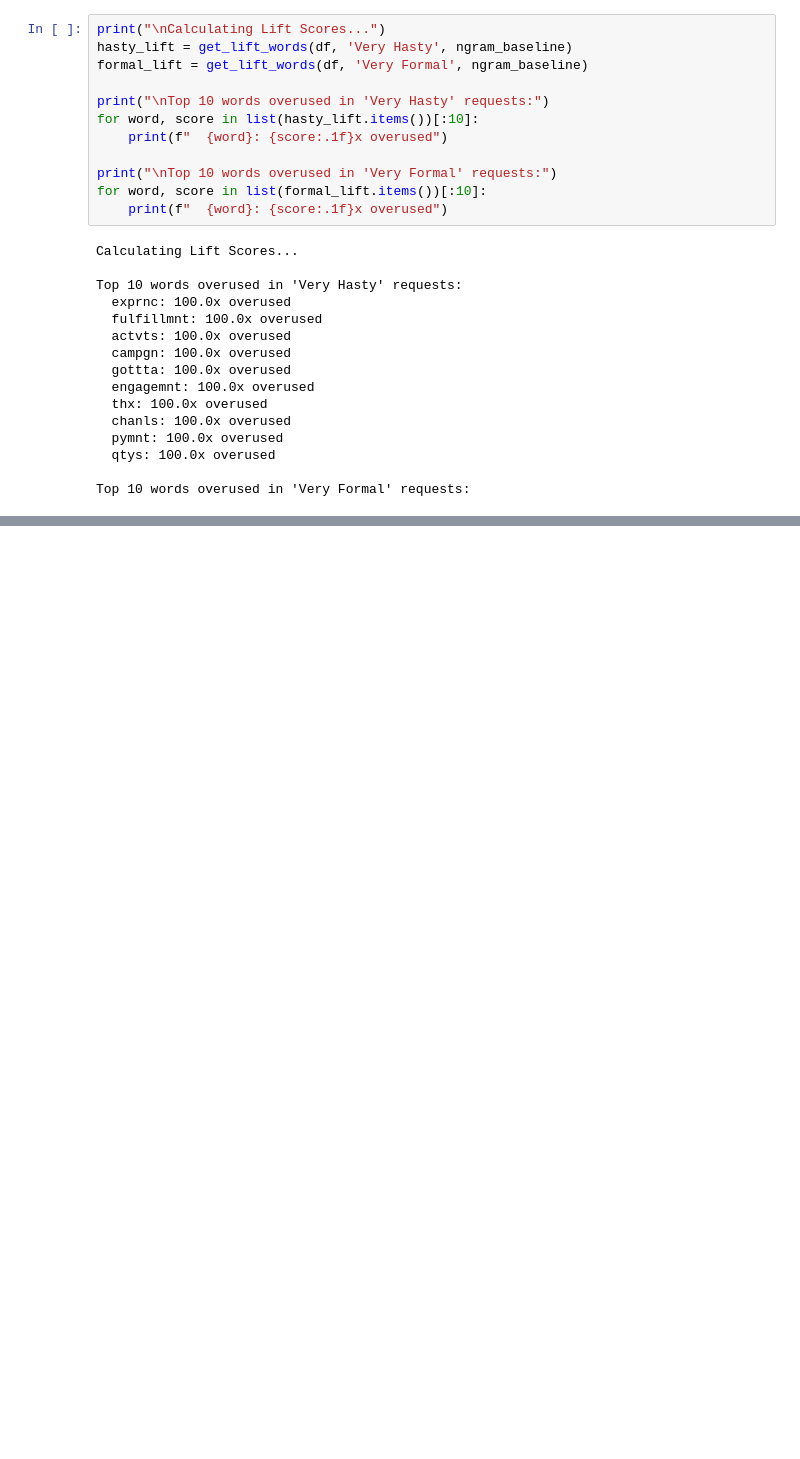
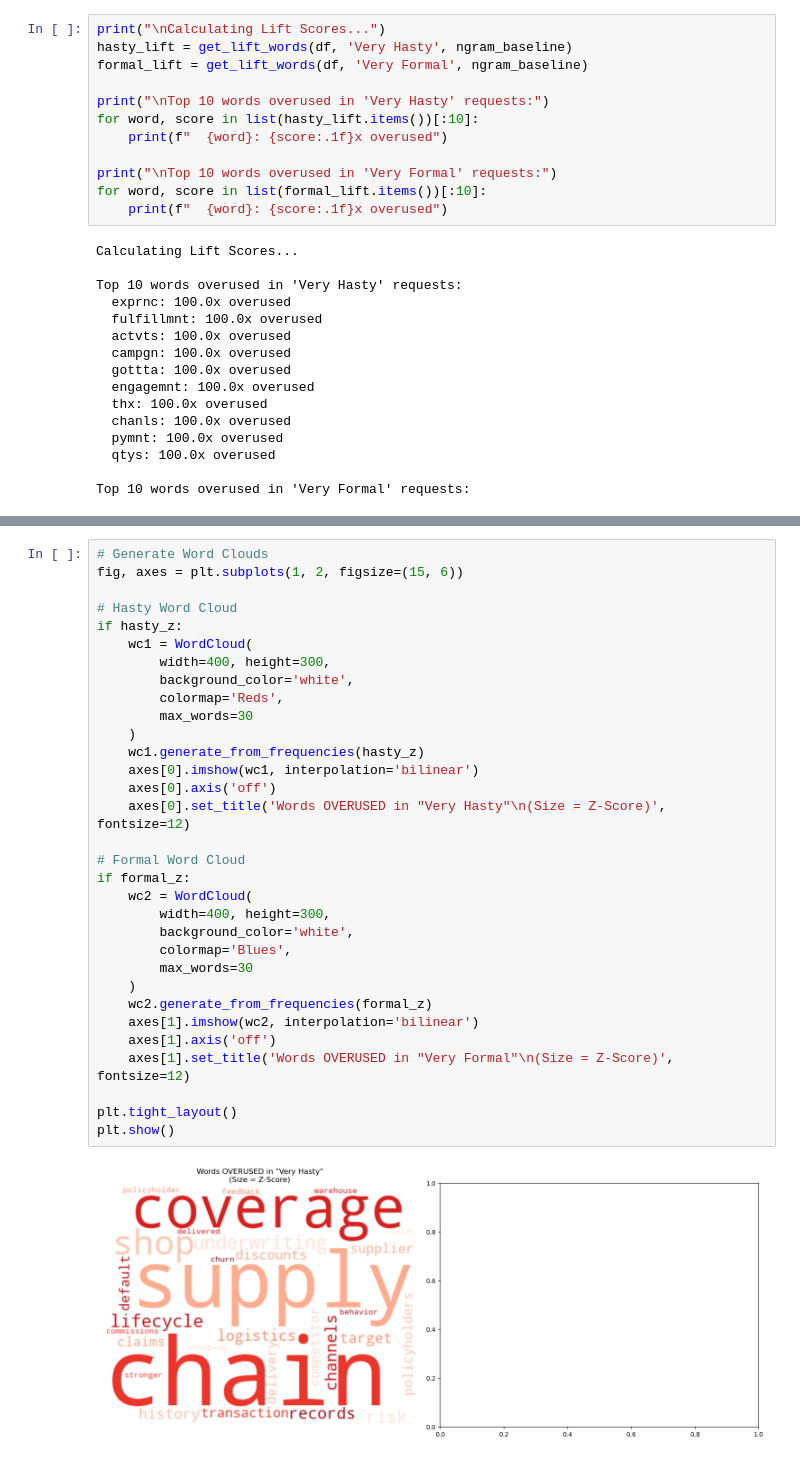
Before and after one commit to arwaguudle/AI-Data-Governance-Project, a Jupyter notebook: Automating-Data-Governance-main/variations_results/wordcloud.ipynb, the cells around one changed output, grey strips where cells are left out. Saved outputs shown, nothing was run; the diff lists cells and outputs as text; blank space fills up the shorter version.

```diff
--- a/Automating-Data-Governance-main/variations_results/wordcloud.ipynb
+++ b/Automating-Data-Governance-main/variations_results/wordcloud.ipynb
@@ -197,0 +261,34 @@ plt.show()
+# %%
+# Generate Word Clouds
+fig, axes = plt.subplots(1, 2, figsize=(15, 6))
+
+# Hasty Word Cloud
+if hasty_z:
+    wc1 = WordCloud(
+        width=400, height=300,
+        background_color='white',
+        colormap='Reds',
+        max_words=30
+    )
+    wc1.generate_from_frequencies(hasty_z)
+    axes[0].imshow(wc1, interpolation='bilinear')
+    axes[0].axis('off')
+    axes[0].set_title('Words OVERUSED in "Very Hasty"\n(Size = Z-Score)', fontsize=12)
+
+# Formal Word Cloud
+if formal_z:
+    wc2 = WordCloud(
+        width=400, height=300,
+        background_color='white',
+        colormap='Blues',
+        max_words=30
+    )
+    wc2.generate_from_frequencies(formal_z)
+    axes[1].imshow(wc2, interpolation='bilinear')
+    axes[1].axis('off')
+    axes[1].set_title('Words OVERUSED in "Very Formal"\n(Size = Z-Score)', fontsize=12)
+
+plt.tight_layout()
+plt.show()
+# %% [output]
+[figure, added]
```
Also changed, not shown: parts of 7 cells of this notebook, 1 other file.
